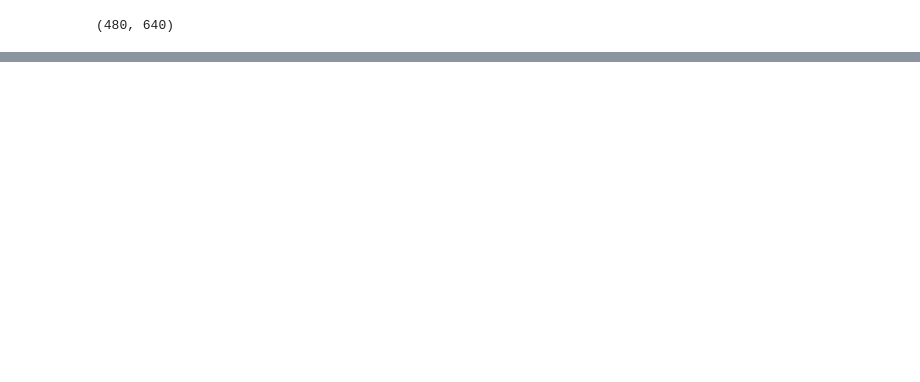
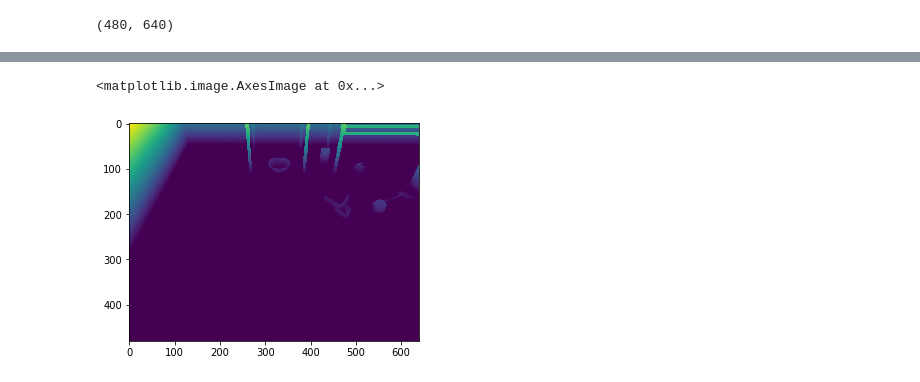
Before and after one commit to takeshi-pumas/takeshi_notebooks, a Jupyter notebook: notebooks/9_floor_and_tabletops.ipynb, the cells around one changed output, grey strips where cells are left out. Cells and saved outputs as stored; diff of their text form; code cells hidden in the pictures; blank space fills up the shorter version.

```diff
--- a/notebooks/9_floor_and_tabletops.ipynb
+++ b/notebooks/9_floor_and_tabletops.ipynb
@@ -288,0 +311,5 @@ move_base(0,0,1.57)
+# %%
+plt.imshow(plane_mask)
+# %% [output]
+<matplotlib.image.AxesImage at 0x...>
+[figure, added]
```
Also changed, not shown: parts of 13 cells of this notebook.
